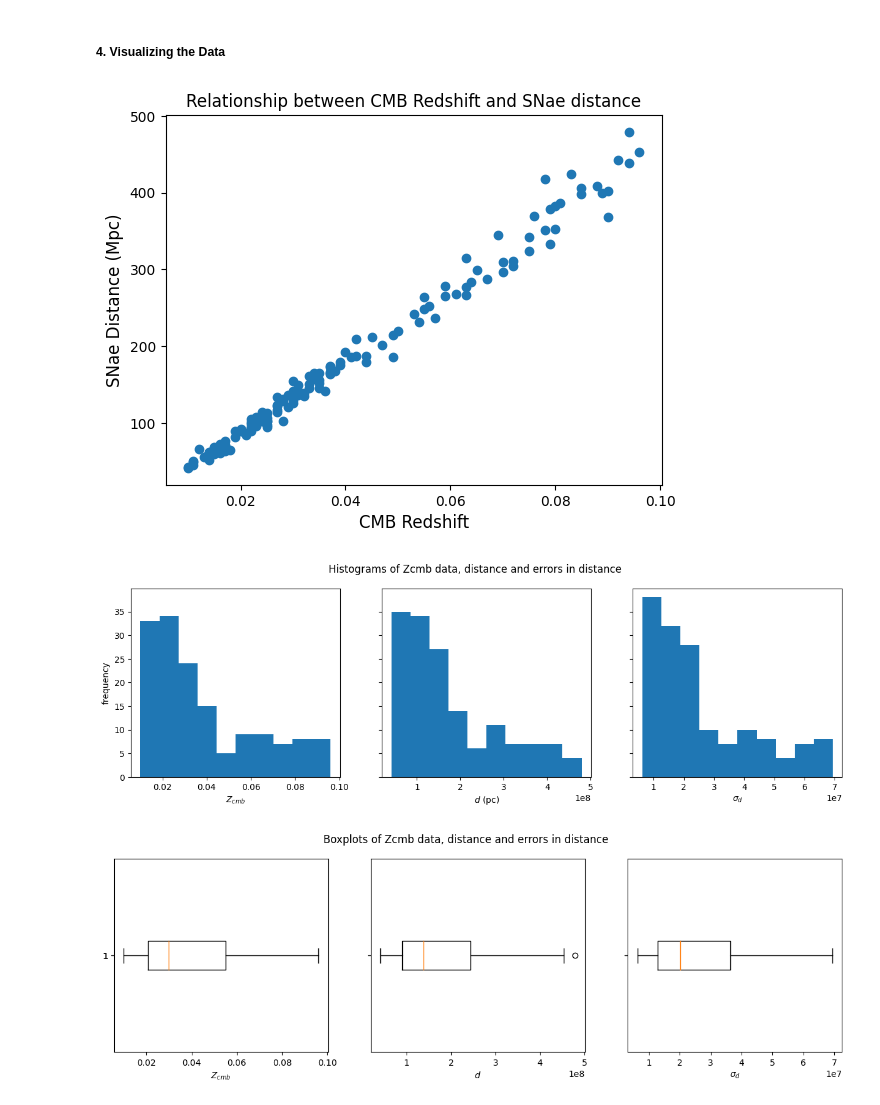
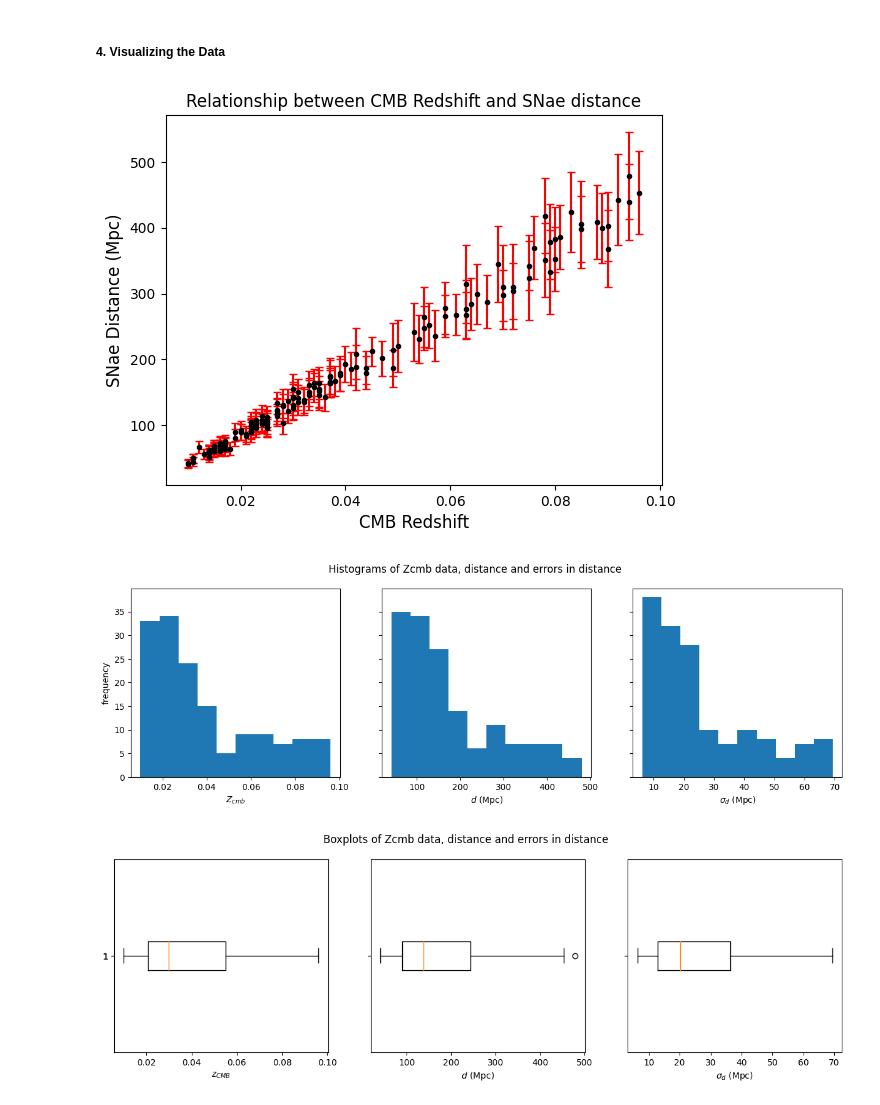
Before and after one commit to Raghuram-Veeramallu/Astro_Stat_Project2, a Jupyter notebook: Group3_Project2_DataSummary.ipynb, the cells around one changed output. Cells and saved outputs as stored; diff of their text form; code cells hidden in the pictures.

Commit message:
Made edits to Statistical Model to better match those of the PyMC linear regression. Added error bars to graph.

```diff
--- a/Group3_Project2_DataSummary.ipynb
+++ b/Group3_Project2_DataSummary.ipynb
@@ -185,35 +196,35 @@ corr_df = df[df['zcmb'] < 0.1]
 # %% [markdown]
 ##### 4. Visualizing the Data
 # %%
-plt.scatter(corr_df['zcmb'], corr_df['d'])
+plt.errorbar(corr_df['zcmb'], corr_df['d'],yerr=corr_df['e_d'],fmt="k.",ecolor="r",capsize=3)
 plt.xlabel('CMB Redshift', size=12)
 plt.ylabel('SNae Distance (Mpc)', size=12)
 plt.title('Relationship between CMB Redshift and SNae distance', size=12)
 plt.show()
 # %% [output]
-[figure, old version]
+[figure, new version]
 # %%
 fig, ax = plt.subplots(1, 3, sharey = True, figsize=(15, 4))
 ax[0].hist(corr_df['zcmb'])
 ax[0].set_xlabel(r'$Z_{cmb}$')
 ax[0].set_ylabel('frequency')
 ax[1].hist(corr_df['d'])
-ax[1].set_xlabel(r'$d$ (pc)')
+ax[1].set_xlabel(r'$d$ (Mpc)')
 ax[2].hist(corr_df['e_d'])
-ax[2].set_xlabel(r'$\sigma_{d}$')
+ax[2].set_xlabel(r'$\sigma_{d}$ (Mpc)')
 fig.suptitle('Histograms of Zcmb data, distance and errors in distance')
 fig.show()
 # %% [output]
-[figure, old version]
+[figure, new version]
 # %%
 fig, ax = plt.subplots(1, 3, sharey=True, figsize=(15, 4))
 ax[0].boxplot(corr_df['zcmb'], vert=False)
-ax[0].set_xlabel(r'$Z_{cmb}$')
+ax[0].set_xlabel(r'$z_{CMB}$')
 ax[1].boxplot(corr_df['d'], vert=False)
-ax[1].set_xlabel(r'$d$')
+ax[1].set_xlabel(r'$d$ (Mpc)')
 ax[2].boxplot(corr_df['e_d'], vert=False)
-ax[2].set_xlabel(r'$\sigma_{d}$')
+ax[2].set_xlabel(r'$\sigma_{d}$ (Mpc)')
 fig.suptitle('Boxplots of Zcmb data, distance and errors in distance')
 fig.show()
 # %% [output]
-[figure, old version]
+[figure, new version]
```
Also changed, not shown: parts of 3 cells of this notebook.
